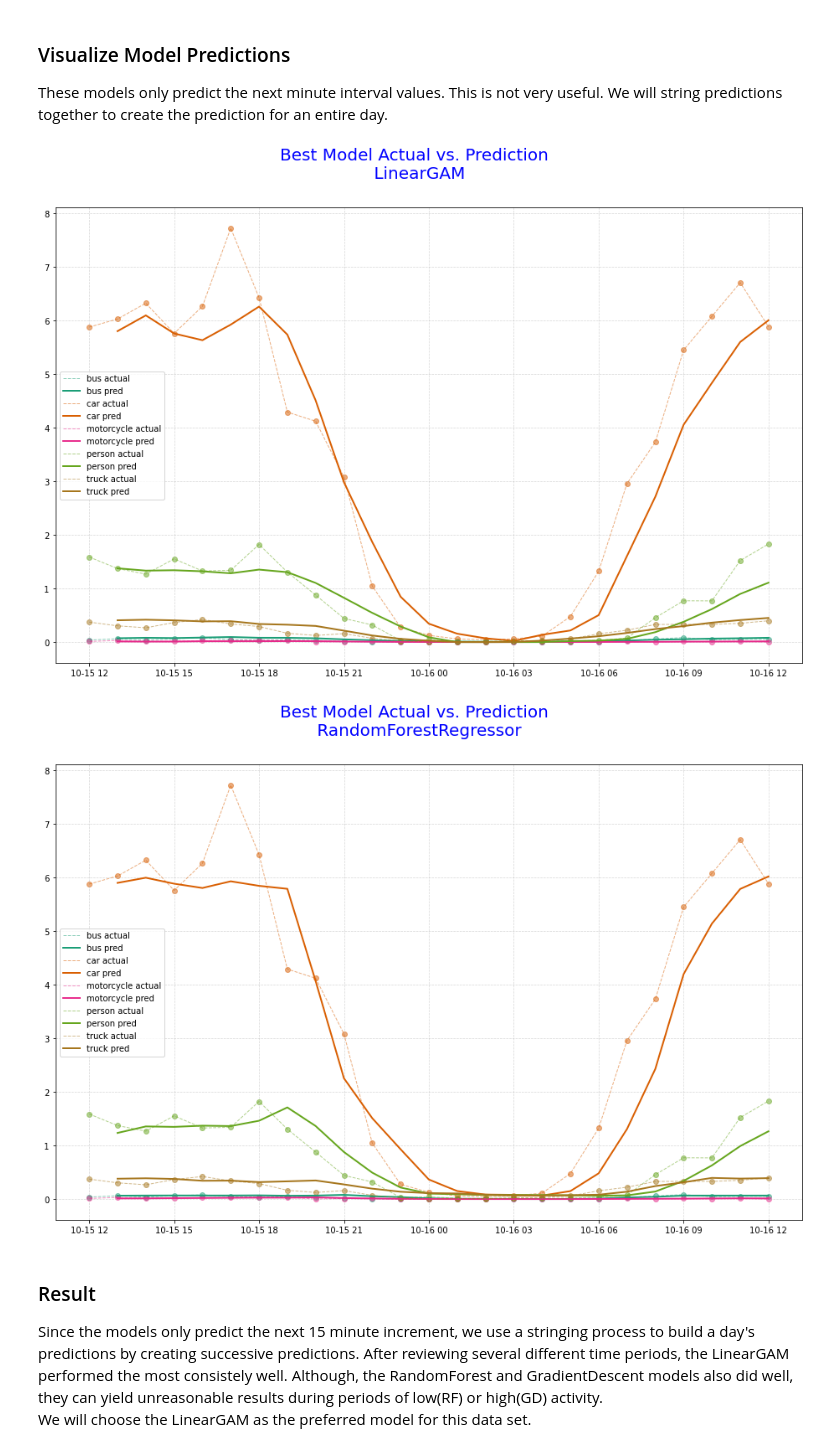
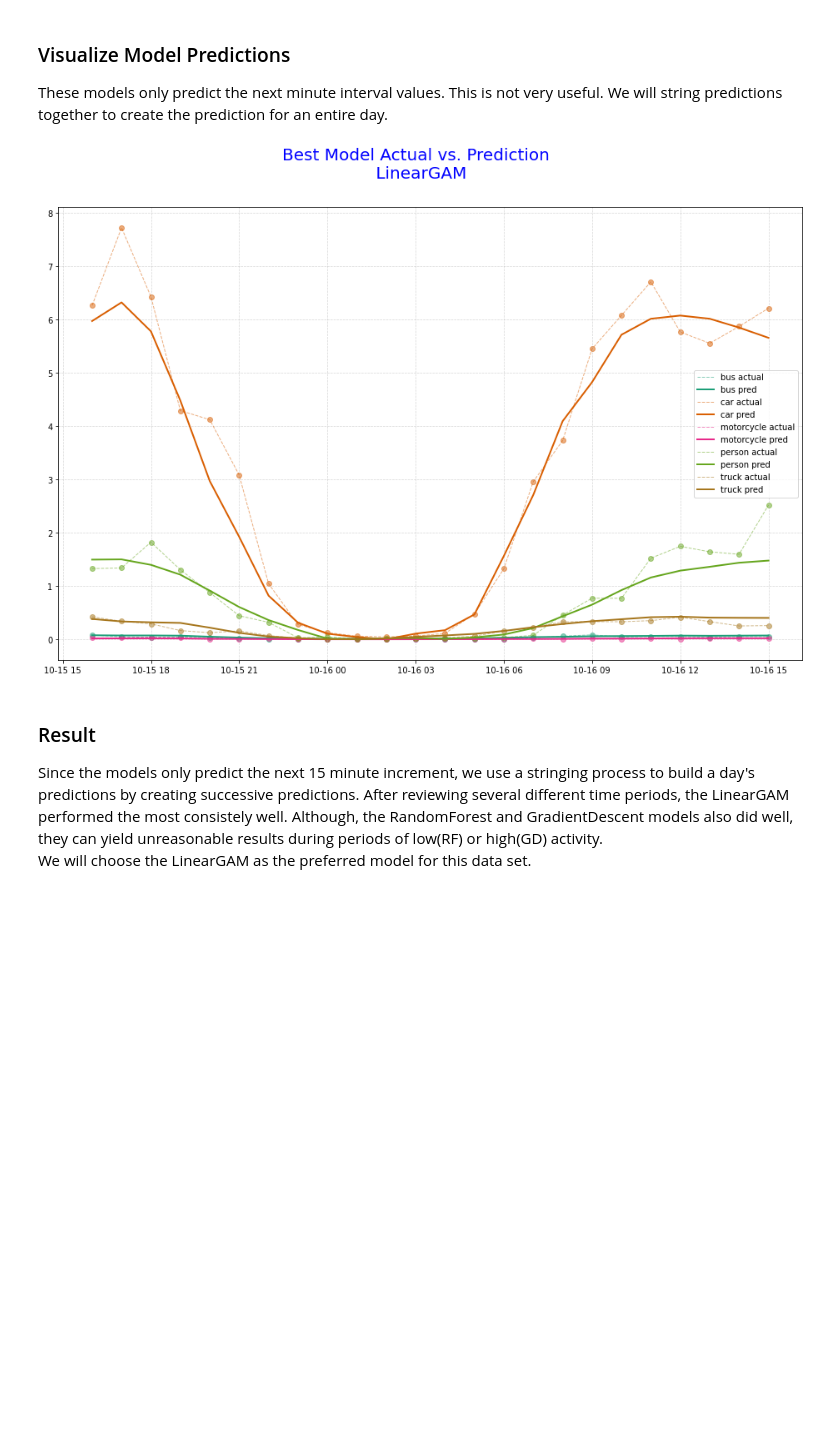
Before and after one commit to mcdomx/monitor, a Jupyter notebook: notebooks/monitor_forecasting.ipynb, the cells around one changed output. Saved outputs shown, nothing was run; the diff lists cells and outputs as text; code cells hidden in the pictures; blank space fills up the shorter version.

```diff
--- a/notebooks/monitor_forecasting.ipynb
+++ b/notebooks/monitor_forecasting.ipynb
@@ -718,11 +725,25 @@ onesize_results = {}
 train_x_cols = ['class_code'] + [c for c in train_df.columns[::-1] if c.startswith('-')]
 train_y_cols = 'rate'
+# %%
+models_to_evaluate = []
 # %%
-model = LinearGAM()
-param_search = {
-#     'lam': [500, 725, 750, 775, 800, 825, 850, 875, 1000],
-    'lam': [.1, 10, 50, 100, 400, 800, 1200, 1600, 2000],
-}
+models_to_evaluate.append({'model': LinearGAM(),
+                             'param_search': {
+                                             #'lam': [500, 725, 750, 775, 800, 825, 850, 875, 1000],
+                                              'lam': [.1, 10, 50, 100, 400, 800, 1200, 1600, 2000],
+                                             }
+                          })
 
-onesize_results = {**onesize_results, **execute_grid_search(train_df, test_df, model, param_search, train_x_cols, train_y_cols)}
+# models_to_evaluate.append( {'model': RandomForestRegressor(n_jobs=-1, random_state=0),
+#                             'param_search': {
+#                                               'n_estimators': [10, 50, 100, 150],
+#                                               'max_features': ['auto'], #, 'sqrt', 'log2'], -> the best scores are always auto
+#                                               'max_depth' : [i for i in range(5,15)]
+#                                              }
+#                            })
+
+evaluation_results = {}
+for m in models_to_evaluate:
+    r = execute_grid_search(train_df, test_df, m.get('model'), m.get('param_search'), train_x_cols, train_y_cols)
+    evaluation_results.update(r)
 # %% [output]
@@ -748,9 +768,0 @@ Train Cols: ['class_code']
-# %%
-model = RandomForestRegressor(n_jobs=-1, random_state=0)
-param_search = {
-    'n_estimators': [10, 50, 100, 150],
-    'max_features': ['auto'], #, 'sqrt', 'log2'], -> the best scores are always auto
-    'max_depth' : [i for i in range(5,15)]
-}
-
-onesize_results = {**onesize_results, **execute_grid_search(train_df, test_df, model, param_search, train_x_cols, train_y_cols)}
@@ -800,6 +801,7 @@ def string_predictions(trained_model, _test_df, train_x_cols, train_y_cols, inte
     n_predictors = 1 if type(train_y_cols) == str else len([c for c in train_y_cols])
     _test_df = _test_df.reset_index(drop=True)
 
+    cat_map = get_cat_map(_test_df, 'class_name', 'class_code')
 
     # get the first test observation that includes all cateogries
     found = False
@@ -819,7 +821,7 @@ def string_predictions(trained_model, _test_df, train_x_cols, train_y_cols, inte
 
     # Reformat results into dataframe of similar stucture to the original train and test dataframes
     pred_df = X.iloc[:,r].T.iloc[1:,:]
-    time_stamps = [t + pd.Timedelta(f'{interval*(i+1)} minutes') for i,_ in enumerate(pred_df.index)]
+    time_stamps = [t + pd.Timedelta(f'{interval*i} minutes') for i,_ in enumerate(pred_df.index)]
     pred_df.index = time_stamps
 
     # rename the columns
@@ -857,11 +868,10 @@ def plot_preds(model_name, _train_df, _test_df, _x_cols, _y_cols, interval):
 
     plt.show()
 # %%
-for m in onesize_results.keys():
+for m in evaluation_results.keys():
     plot_preds(m, train_df, test_df, train_x_cols, train_y_cols, interval)
 # %% [output]
-[figure, old version]
+[figure, new version]
-[figure, removed]
 # %% [markdown]
 <h3>Result</h3>
 Since the models only predict the next 15 minute increment, we use a stringing process to build a day's predictions by creating successive predictions.  After reviewing several different time periods, the LinearGAM performed the most consistely well.  Although, the RandomForest and GradientDescent models also did well, they can yield unreasonable results during periods of low(RF) or high(GD) activity.
```
Also changed, not shown: parts of 14 cells of this notebook, 8 other files.
